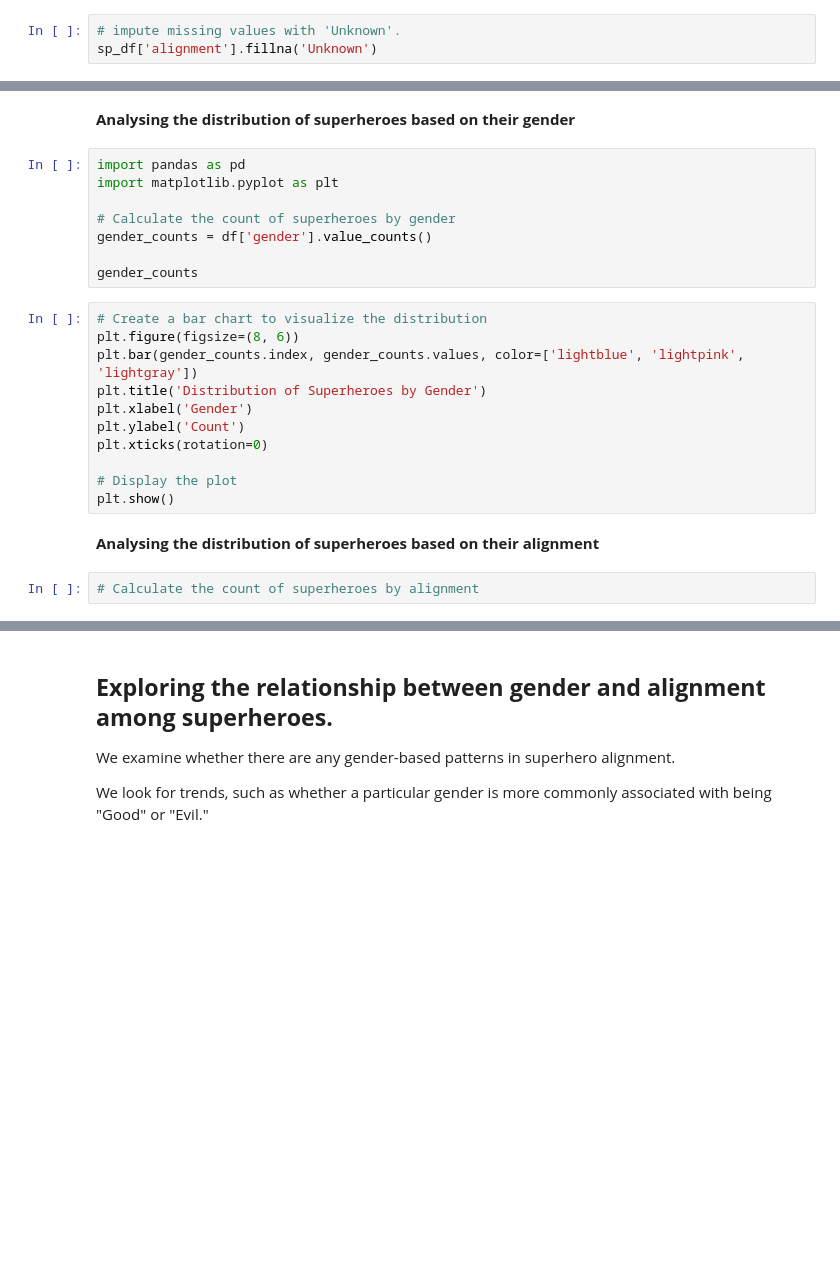
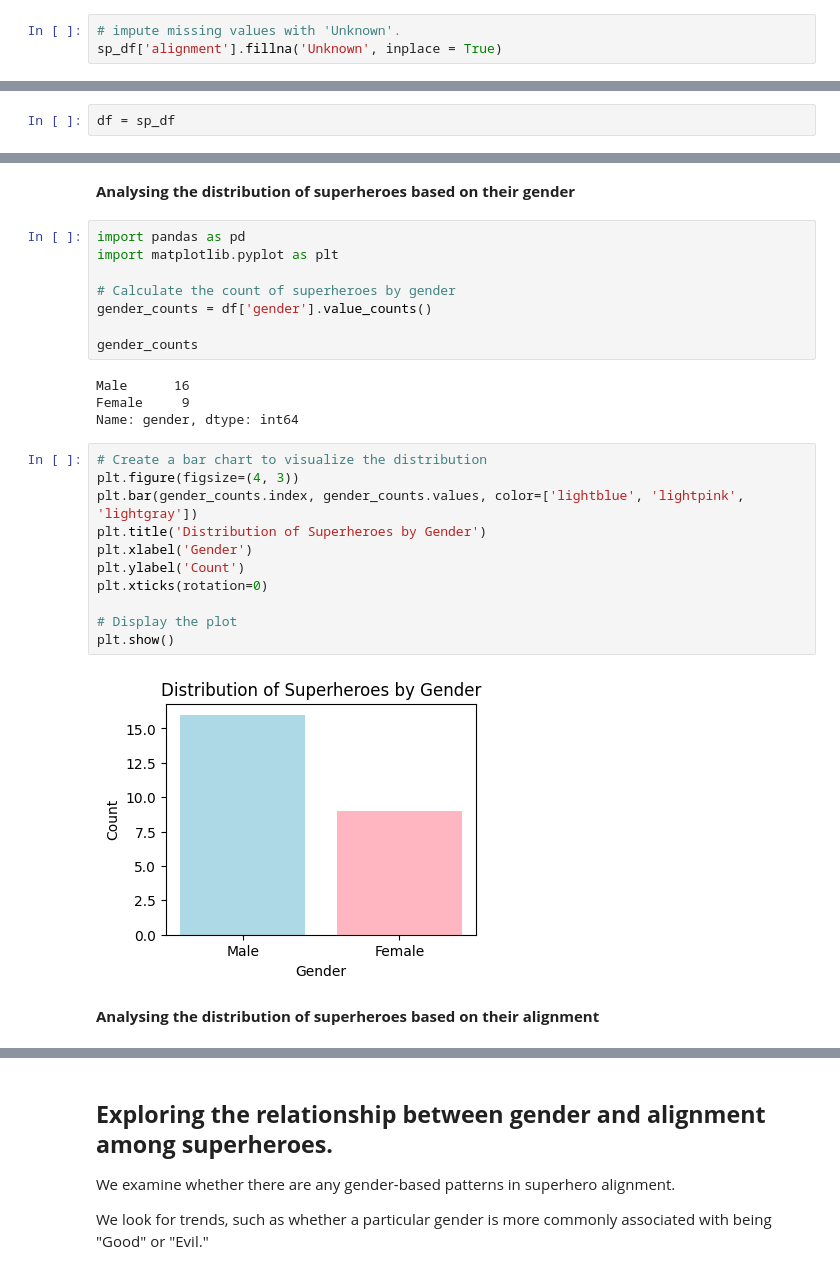
Before and after one commit to isys5002-itp/isys5002-2023-semester2, a Jupyter notebook: 10_analysing_and_visualising_superheroes_dataset_Wed4PM.ipynb, the cells around one changed output, grey strips where cells are left out. Cells and saved outputs as stored; diff of their text form; blank space fills up the shorter version.

```diff
--- a/10_analysing_and_visualising_superheroes_dataset_Wed4PM.ipynb
+++ b/10_analysing_and_visualising_superheroes_dataset_Wed4PM.ipynb
@@ -227,4 +245,4 @@ If there are missing values, we can choose to remove or impute them.
 For demonstration, we'll impute missing values in the 'alignment' column with 'Unknown'.
 # %%
 # impute missing values with 'Unknown'.
-sp_df['alignment'].fillna('Unknown')
+sp_df['alignment'].fillna('Unknown', inplace = True)
@@ -249,2 +249,4 @@ Name: alignment, dtype: object
 # %%
 sp_df
+# %%
+df = sp_df
@@ -260,18 +264,22 @@ import matplotlib.pyplot as plt
 gender_counts = df['gender'].value_counts()
 
 gender_counts
+# %% [output]
+Male      16
+Female     9
+Name: gender, dtype: int64
 # %%
 # Create a bar chart to visualize the distribution
-plt.figure(figsize=(8, 6))
+plt.figure(figsize=(4, 3))
 plt.bar(gender_counts.index, gender_counts.values, color=['lightblue', 'lightpink', 'lightgray'])
 plt.title('Distribution of Superheroes by Gender')
 plt.xlabel('Gender')
 plt.ylabel('Count')
 plt.xticks(rotation=0)
 
 # Display the plot
 plt.show()
+# %% [output]
+[figure, added]
 # %% [markdown]
 **Analysing the distribution of superheroes based on their alignment**
-# %%
-# Calculate the count of superheroes by alignment
```
Also changed, not shown: parts of 9 cells of this notebook.
